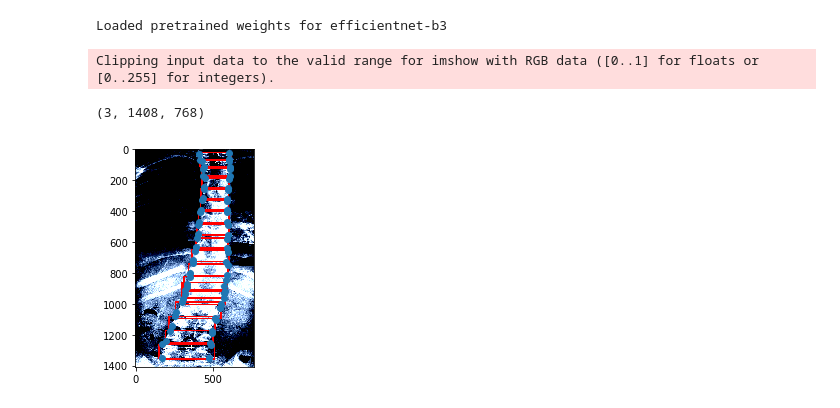
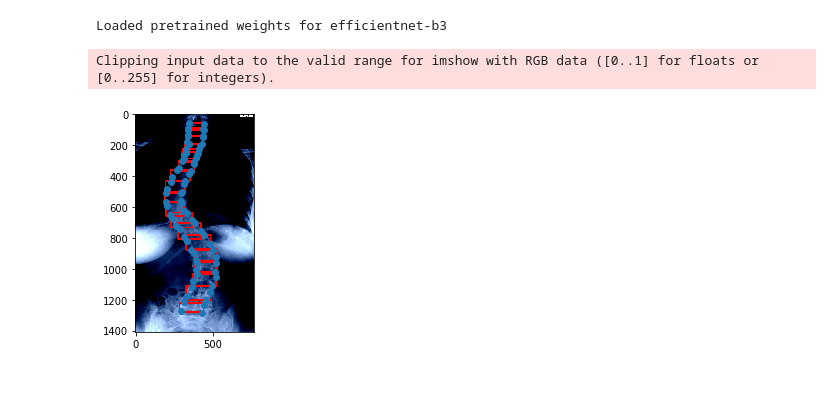
Before and after one commit to AryanRaj315/EfficientDet.Pytorch, a Jupyter notebook: train.ipynb, the cells around one changed output. Cells and saved outputs as stored; diff of their text form; code cells hidden in the pictures.

Commit message:
Added Visualisation

```diff
--- a/train.ipynb
+++ b/train.ipynb
@@ -264,8 +264,7 @@ def vis(dataloader,split = 'test'):
     plt.scatter(corners[:,:4],corners[:,4:])
     plt.imshow(image.get())
 # %%
-vis(train_dataloader,'a')
+vis(val_dataloader,'a')
 # %% [output]
 Clipping input data to the valid range for imshow with RGB data ([0..1] for floats or [0..255] for integers).
-(3, 1408, 768)
-[figure, old version]
+[figure, new version]
```
Also changed, not shown: parts of 2 cells of this notebook.
